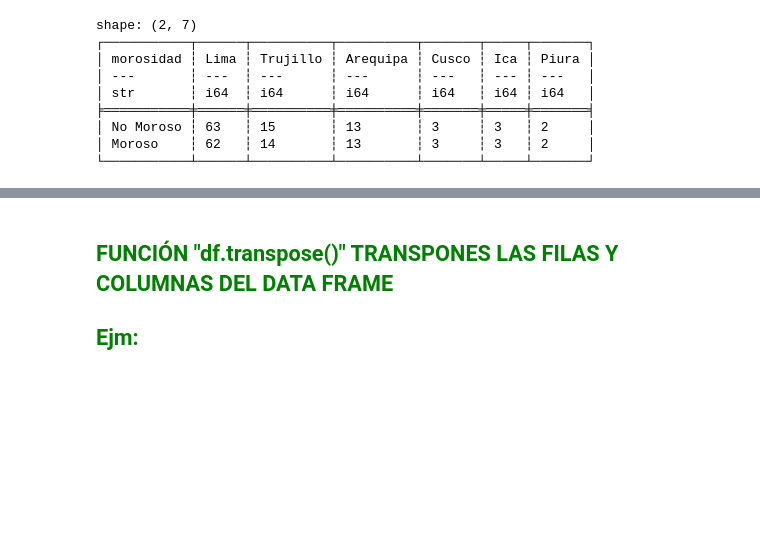
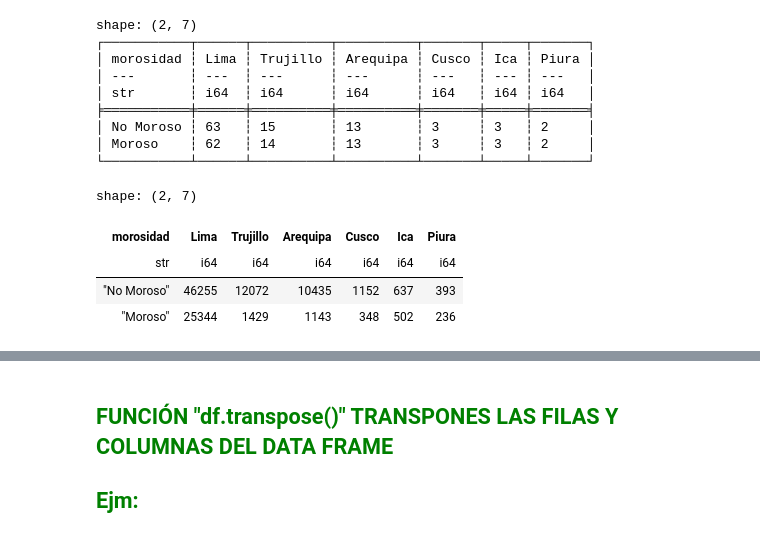
Before and after one commit to LuisDiaz1/Parcial, a Jupyter notebook: Parcial_LPII.ipynb, the cells around one changed output, grey strips where cells are left out. Cells and saved outputs as stored; diff of their text form; code cells hidden in the pictures; blank space fills up the shorter version.

```diff
--- a/Parcial_LPII.ipynb
+++ b/Parcial_LPII.ipynb
@@ -207,3 +207,12 @@ shape: (2, 7)
 │ No Moroso ┆ 63   ┆ 15       ┆ 13       ┆ 3     ┆ 3   ┆ 2     │
 │ Moroso    ┆ 62   ┆ 14       ┆ 13       ┆ 3     ┆ 3   ┆ 2     │
 └───────────┴──────┴──────────┴──────────┴───────┴─────┴───────┘
+# %%
+tabla1= data.pivot(values="antiguedad", index="morosidad", columns="dpto",aggregate_function="sum")
+tabla1
+# %% [output]
+shape: (2, 7)
+| morosidad | Lima | Trujillo | Arequipa | Cusco | Ica | Piura |
+| str | i64 | i64 | i64 | i64 | i64 | i64 |
+| "No Moroso" | 46255 | 12072 | 10435 | 1152 | 637 | 393 |
+| "Moroso" | 25344 | 1429 | 1143 | 348 | 502 | 236 |
```
Also changed, not shown: parts of 7 cells of this notebook.
